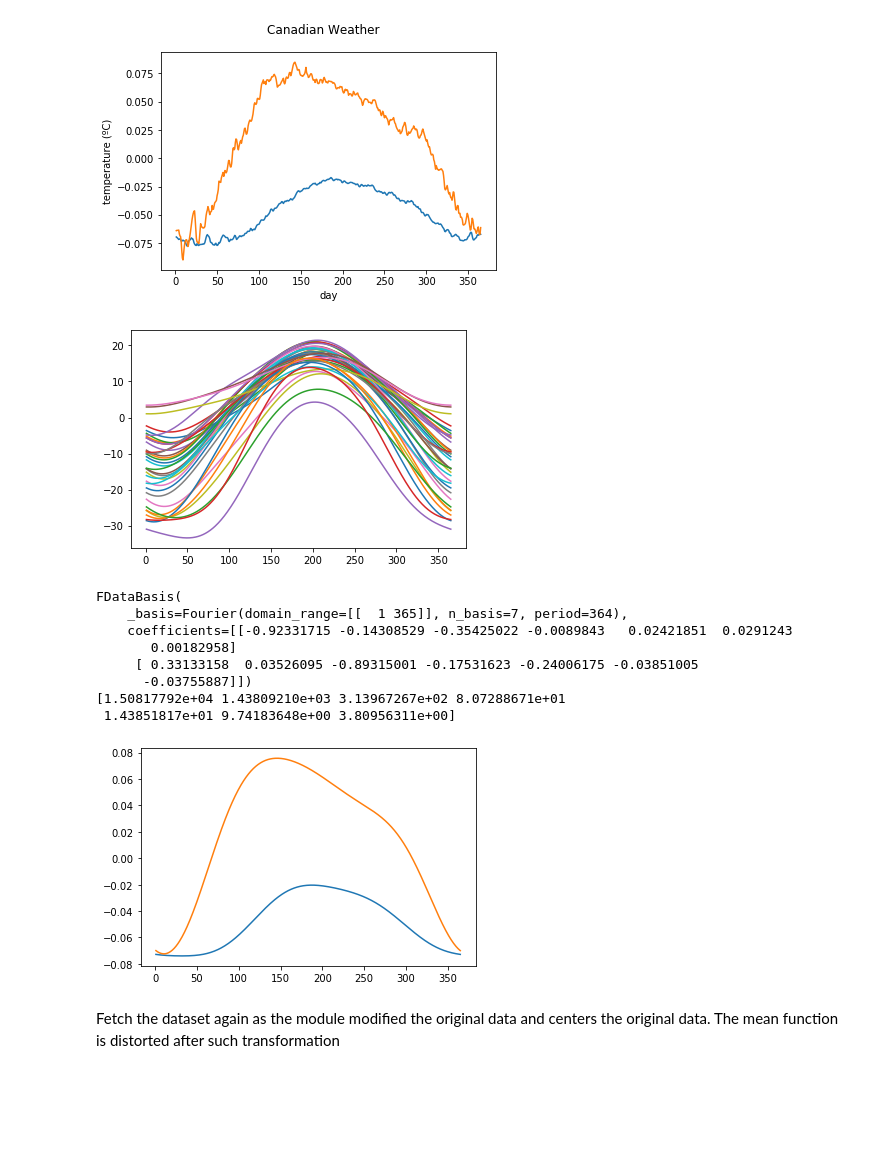
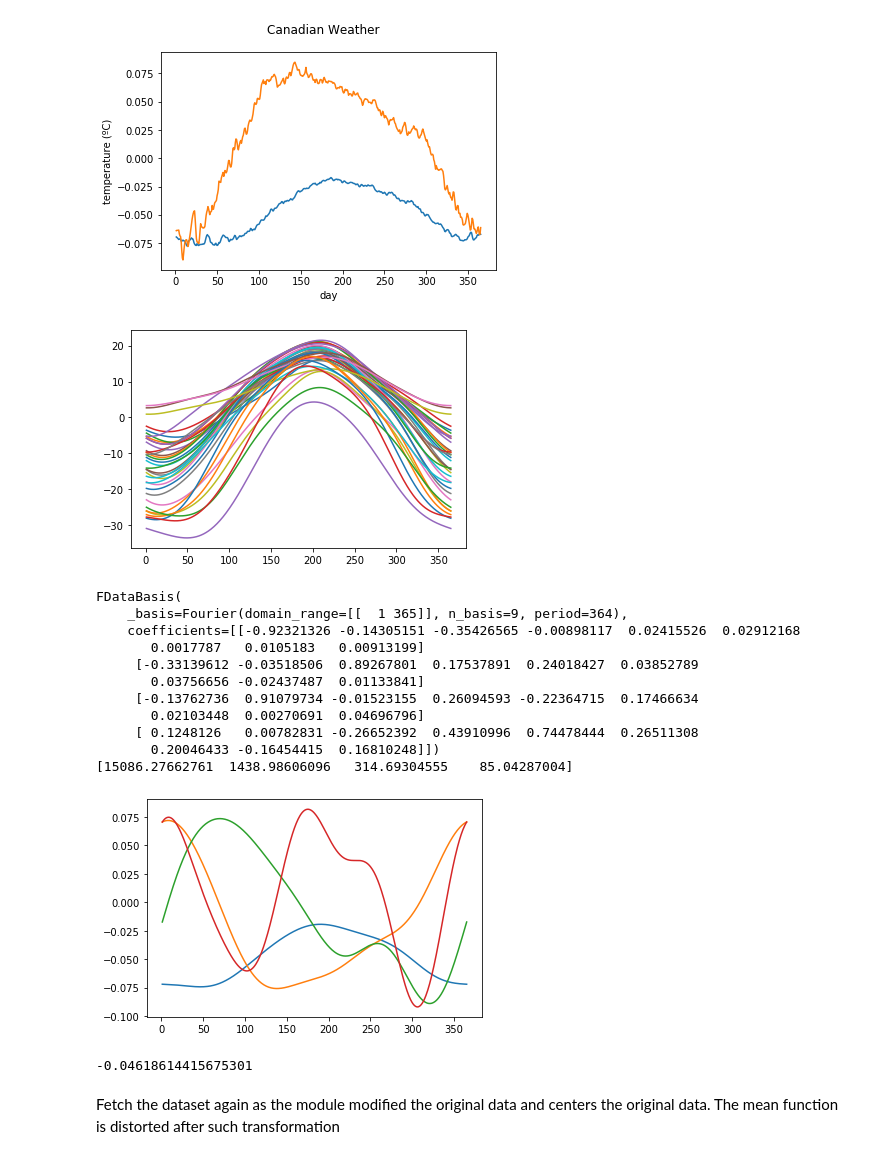
Before and after one commit to GAA-UAM/scikit-fda, a Jupyter notebook: skfda/exploratory/fpca/test.ipynb, the cells around one changed output. Cells and saved outputs as stored; diff of their text form; code cells hidden in the pictures; blank space fills up the shorter version.

```diff
--- a/skfda/exploratory/fpca/test.ipynb
+++ b/skfda/exploratory/fpca/test.ipynb
@@ -313,27 +335,34 @@ pyplot.show()
 # %%
 fd_data = fetch_weather_temp_only()
 
-basis = skfda.representation.basis.Fourier(n_basis=7)
+basis = skfda.representation.basis.Fourier(n_basis=8)
 fd_basis = fd_data.to_basis(basis)
 
 fd_basis.plot()
 pyplot.show()
 # %% [output]
-[figure, old version]
+[figure, new version]
 # %%
-fpca = FPCABasis(2, svd=True)
+fpca = FPCABasis(4)
 fpca.fit(fd_basis)
 fpca.components.plot()
 print(fpca.components)
 print(fpca.component_values)
 pyplot.show()
 # %% [output]
 FDataBasis(
-    _basis=Fourier(domain_range=[[  1 365]], n_basis=7, period=364),
-    coefficients=[[-0.92331715 -0.14308529 -0.35425022 -0.0089843   0.02421851  0.0291243
-       0.00182958]
-     [ 0.33133158  0.03526095 -0.89315001 -0.17531623 -0.24006175 -0.03851005
-      -0.03755887]])
-[1.50817792e+04 1.43809210e+03 3.13967267e+02 8.07288671e+01
- 1.43851817e+01 9.74183648e+00 3.80956311e+00]
+    _basis=Fourier(domain_range=[[  1 365]], n_basis=9, period=364),
+    coefficients=[[-0.92321326 -0.14305151 -0.35426565 -0.00898117  0.02415526  0.02912168
+       0.0017787   0.0105183   0.00913199]
+     [-0.33139612 -0.03518506  0.89267801  0.17537891  0.24018427  0.03852789
+       0.03756656 -0.02437487  0.01133841]
+     [-0.13762736  0.91079734 -0.01523155  0.26094593 -0.22364715  0.17466634
+       0.02103448  0.00270691  0.04696796]
+     [ 0.1248126   0.00782831 -0.26652392  0.43910996  0.74478444  0.26511308
+       0.20046433 -0.16454415  0.16810248]])
+[15086.27662761  1438.98606096   314.69304555    85.04287004]
-[figure, old version]
+[figure, new version]
+# %%
+(1.363 - 1.429 )/1.429
+# %% [output]
+-0.04618614415675301
```
Also changed, not shown: parts of 7 cells of this notebook, 2 other files.
